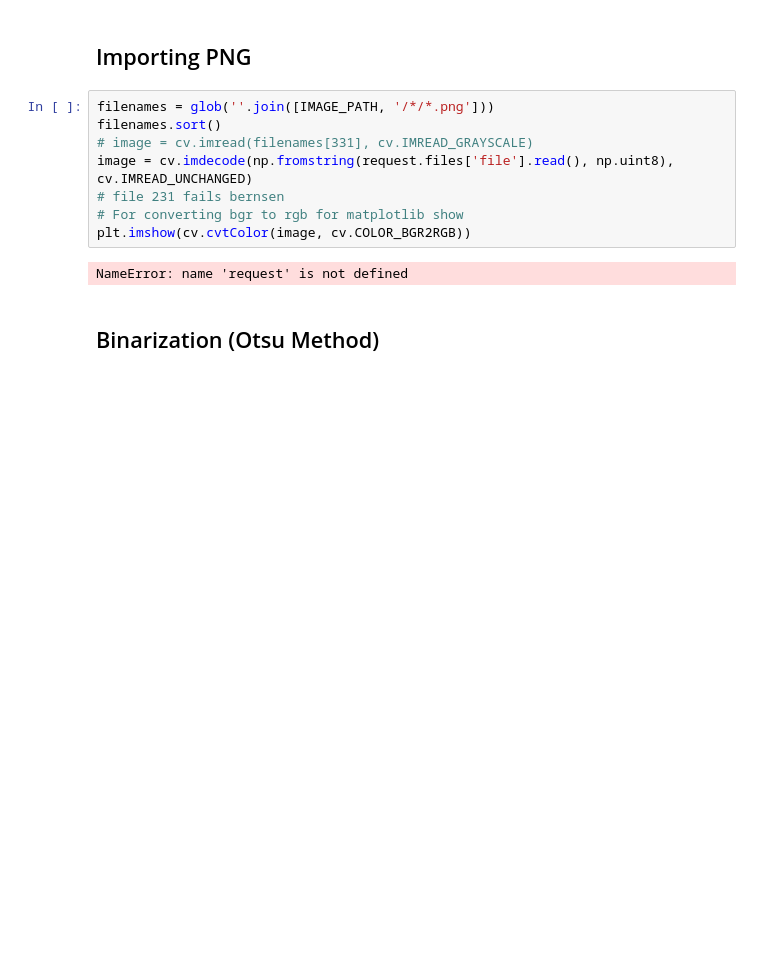
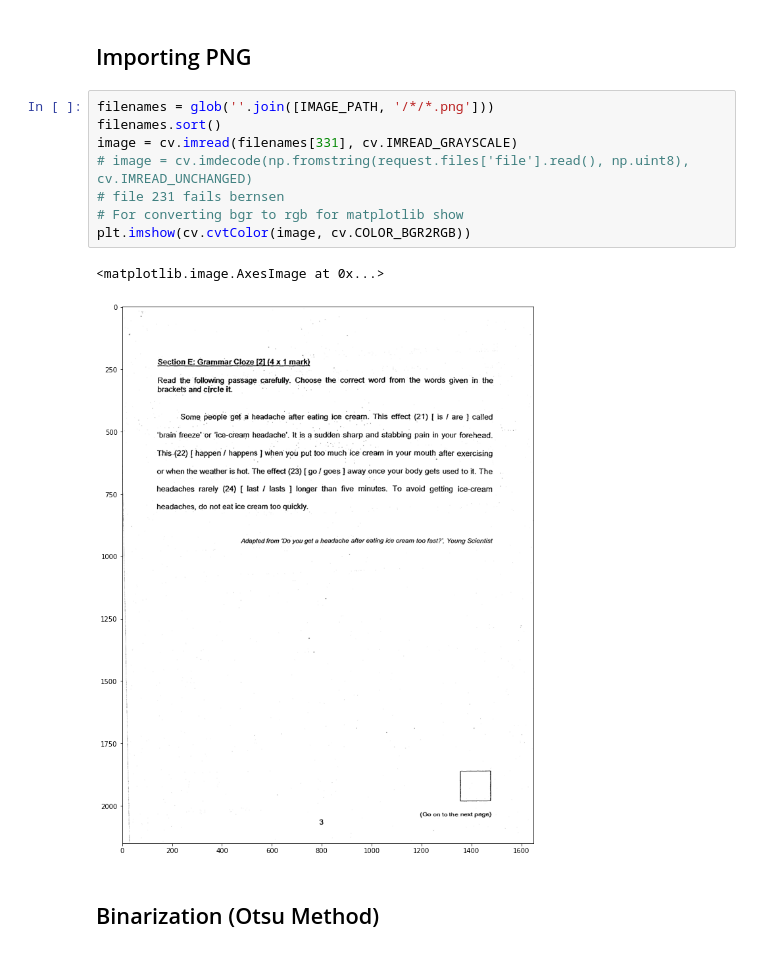
Before and after one commit to noobymage9/learnseeker-ocr, a Jupyter notebook: learning/image_preprocessing.ipynb, the cells around one changed output. Drawn from its saved outputs; the diff is of its cells as text; blank space fills up the shorter version.

```diff
--- a/learning/image_preprocessing.ipynb
+++ b/learning/image_preprocessing.ipynb
@@ -42,13 +42,14 @@ KeyboardInterrupt:
 # %%
 filenames = glob(''.join([IMAGE_PATH, '/*/*.png']))
 filenames.sort()
-# image = cv.imread(filenames[331], cv.IMREAD_GRAYSCALE)
-image = cv.imdecode(np.fromstring(request.files['file'].read(), np.uint8), cv.IMREAD_UNCHANGED)
+image = cv.imread(filenames[331], cv.IMREAD_GRAYSCALE)
+# image = cv.imdecode(np.fromstring(request.files['file'].read(), np.uint8), cv.IMREAD_UNCHANGED)
 # file 231 fails bernsen
 # For converting bgr to rgb for matplotlib show
 plt.imshow(cv.cvtColor(image, cv.COLOR_BGR2RGB))
 # %% [output]
-NameError: name 'request' is not defined
+<matplotlib.image.AxesImage at 0x...>
+[figure, added]
 # %% [markdown]
 ## Binarization (Otsu Method)
 # %%
```
Also changed, not shown: parts of 7 cells of this notebook.
